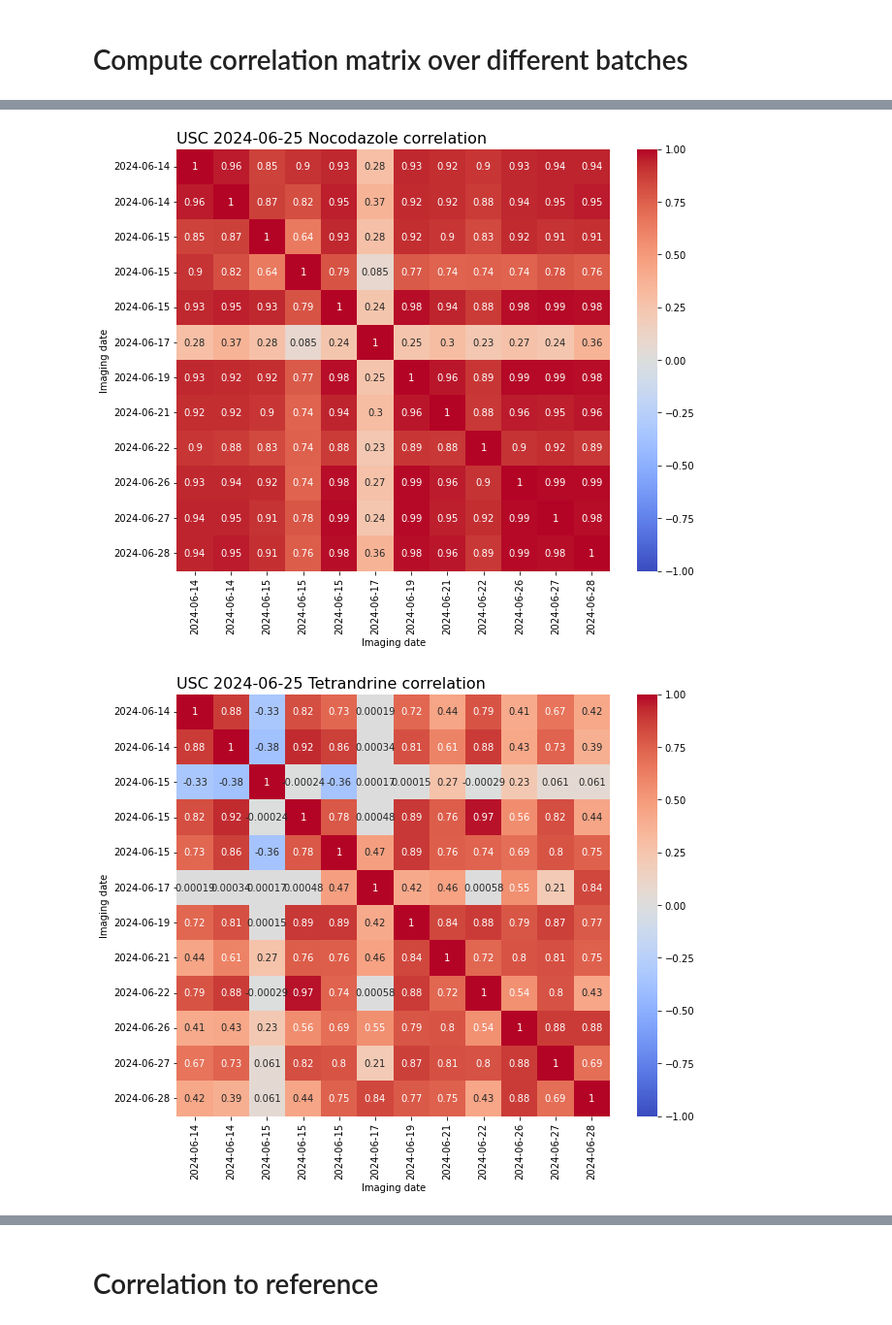
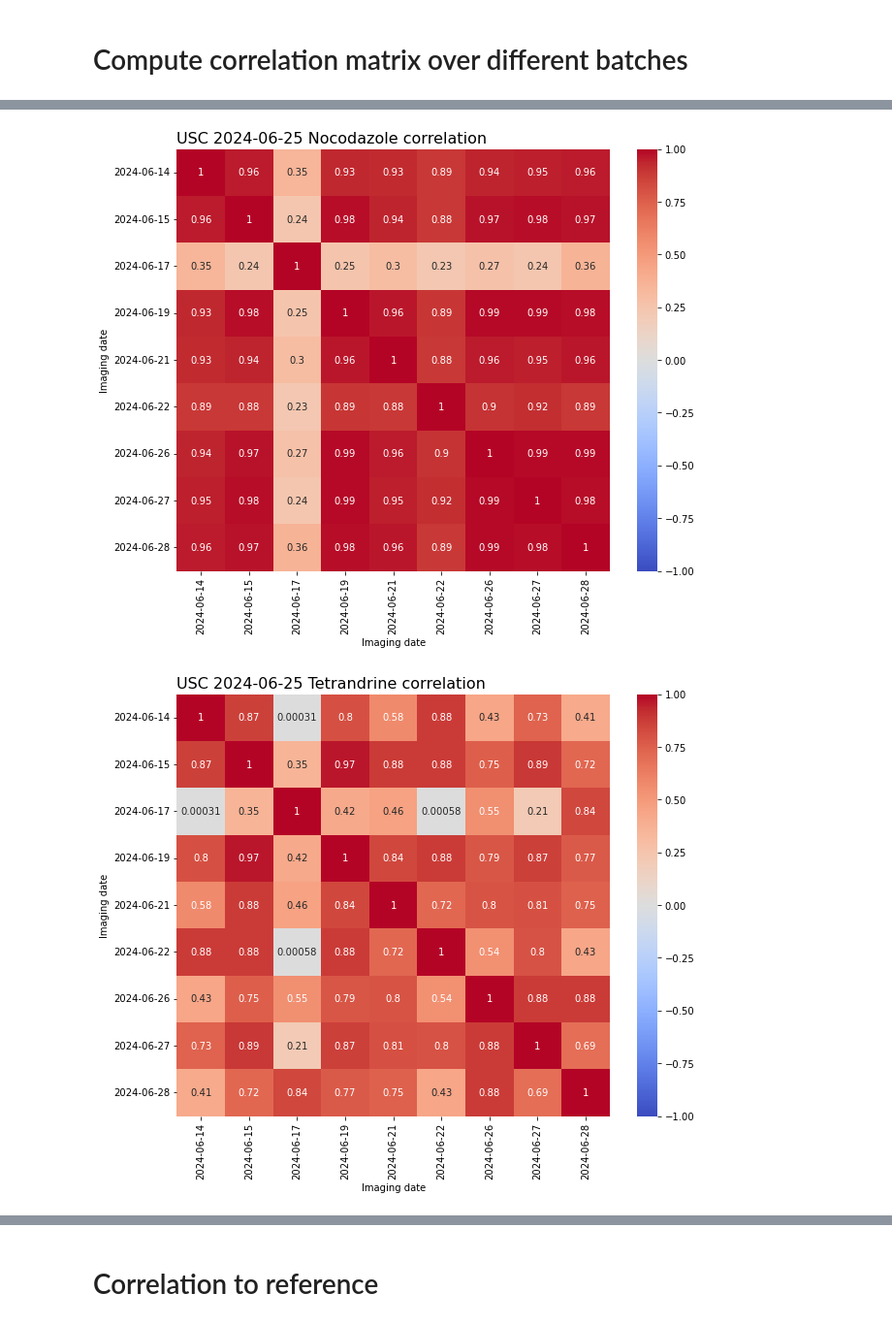
Before and after one commit to schmiedc/ECBL_quality_control, a Jupyter notebook: 04_Interplate_analysis.ipynb, the cells around one changed output, grey strips where cells are left out. Shown at 97% size. Saved outputs shown, nothing was run; the diff lists cells and outputs as text; code cells hidden in the pictures.

```diff
--- a/04_Interplate_analysis.ipynb
+++ b/04_Interplate_analysis.ipynb
@@ -209,3 +207,12 @@ Error: directory cannot be created
 ... (28 outputs left out)
 # %% [markdown]
 # Compute correlation matrix over different batches
+# %%
+source_Data_aggregated = Data_aggregated.loc[Data_aggregated['Metadata_source'] == 'USC'].reset_index()
+
+# Compute the mean profiles for pos. controls put into new table
+source_pos_ctrl = source_Data_aggregated[source_Data_aggregated['Metadata_RoughID'].isin(['Tetrandrine','Nocodazole'])]
+
+source_pos_ctrl_mean = source_pos_ctrl.groupby(['Metadata_imaging_date',
+                                                    'Metadata_source',
+                                                    'Metadata_RoughID'])[features_columns].mean().reset_index()
@@ -212,7 +229,6 @@ Error: directory cannot be created
 # %%
 columns_to_drop = [
     'Metadata_source',
-    'Metadata_user',
     'Metadata_RoughID']
 
 source_list = Data_aggregated['Metadata_source'].unique()
@@ -227,7 +243,6 @@ for source in source_list:
 
     source_pos_ctrl_mean = source_pos_ctrl.groupby(['Metadata_imaging_date',
                                                     'Metadata_source',
-                                                    'Metadata_user',
                                                     'Metadata_RoughID'])[features_columns].mean().reset_index()
 
     ctrl_list = ('Nocodazole', 'Tetrandrine')
@@ -240,35 +255,35 @@ for source in source_list:
         correlation_ctrl = source_Data_aggregated_ctrl_2.set_index('Metadata_imaging_date')
         correlation_ctrl_matrix = correlation_ctrl.T.corr()
 
         # Plot the correlation matrix using a heatmap
         plt.figure(figsize=(10, 8))
         sns.heatmap(correlation_ctrl_matrix, annot=True, cmap='coolwarm', vmin=-1, vmax=1)
         plt.title(source + " " + batch + " " + ctrl + " correlation", loc = 'left',fontsize= 16)
         plt.xlabel('Imaging date')
         plt.ylabel('Imaging date')
 
         # Cell Number output for FMP
         figure_path = os.path.join(output_path + os.sep + source)
 
         try:
             os.mkdir(figure_path)
 
         except OSError as error:
 
             print("Error: directory cannot be created")
 
         plt.savefig(figure_path + os.sep + source + '_' + ctrl + '_InterBatchCorr.pdf', format='pdf', bbox_inches = "tight")
 # %% [output]
 Error: directory cannot be created
 Error: directory cannot be created
 Error: directory cannot be created
 Error: directory cannot be created
 Error: directory cannot be created
 Error: directory cannot be created
 [figure]
 [figure]
-[figure, old version]
+[figure, new version]
-[figure, old version]
+[figure, new version]
 [figure]
 [figure]
 # %% [markdown]
```
Also changed, not shown: parts of 3 cells of this notebook, 4 other files.
